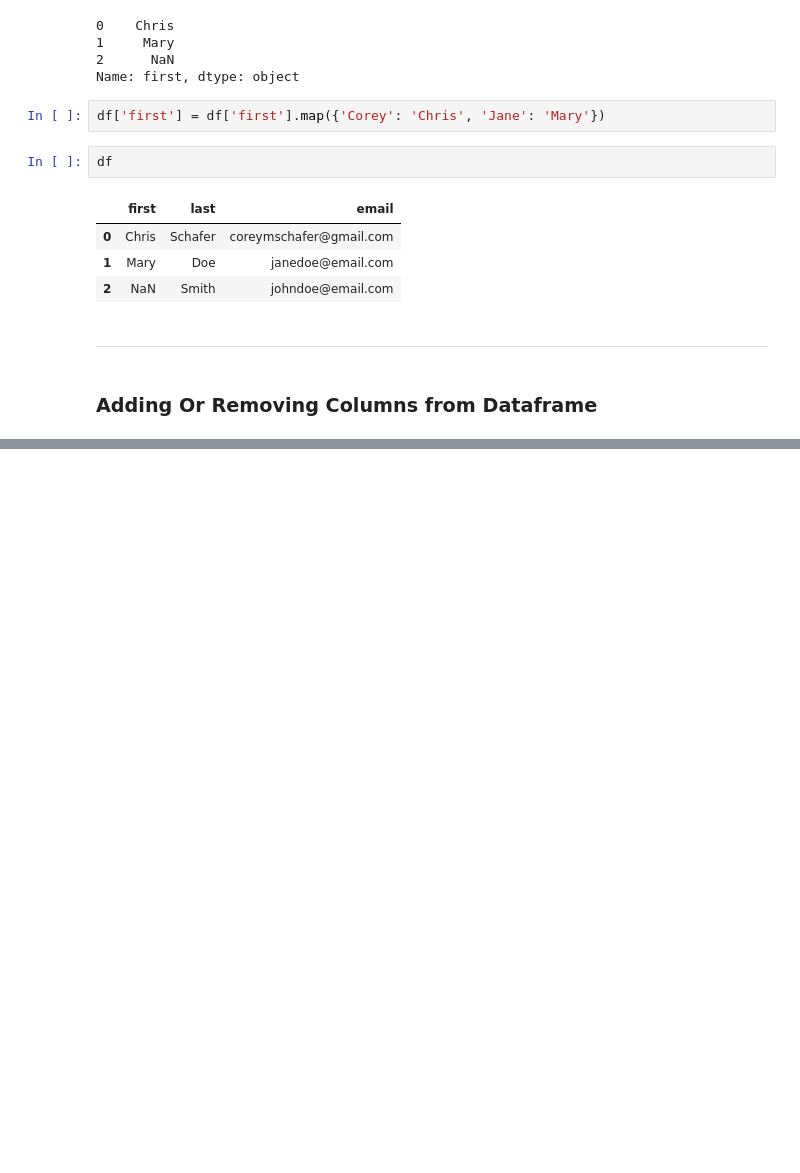
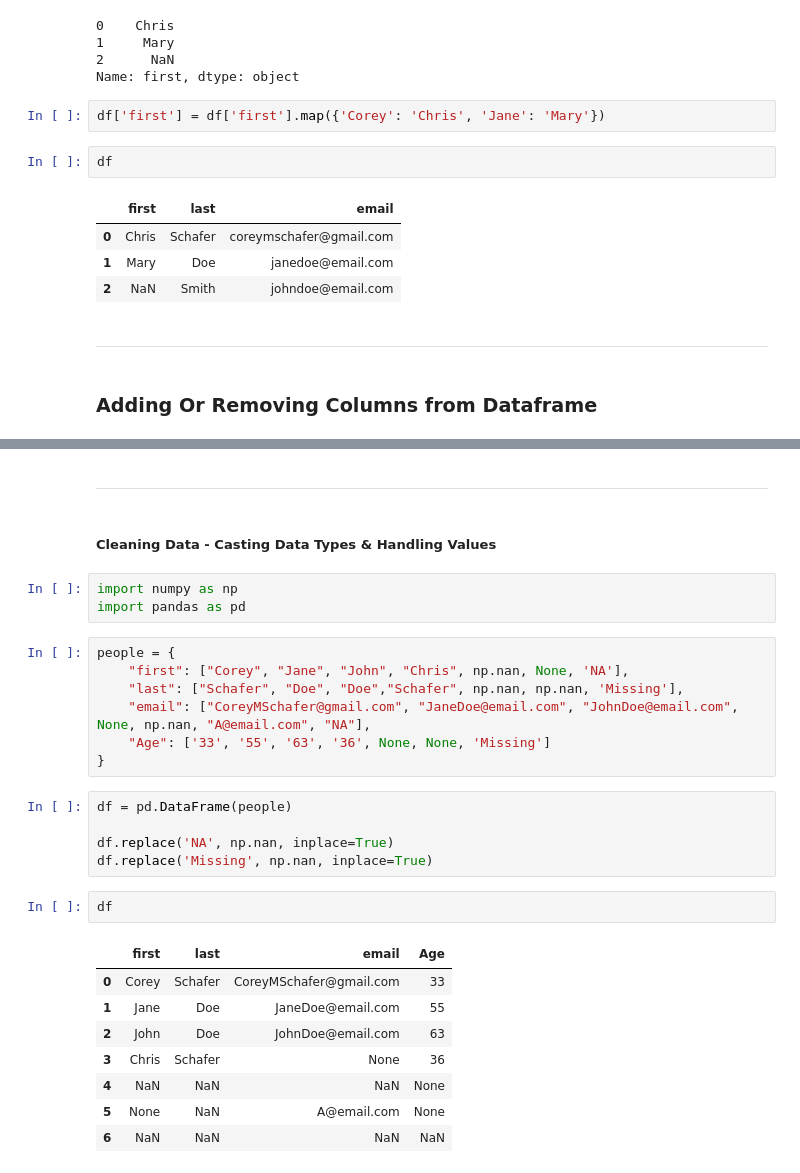
Before and after one commit to sharmasourab93/JustPython, a Jupyter notebook: pandas/Snippets.ipynb, the cells around one changed output, grey strips where cells are left out. Drawn from its saved outputs; the diff is of its cells as text; blank space fills up the shorter version.

Commit message:
Pandas Component Split & requirements.txt

```diff
--- a/pandas/Snippets.ipynb
+++ b/pandas/Snippets.ipynb
@@ -344,0 +503,30 @@ df
+# %% [markdown]
+---
+# %% [markdown]
+##### Cleaning Data - Casting Data Types & Handling Values
+# %%
+import numpy as np
+import pandas as pd
+# %%
+people = {
+    "first": ["Corey", "Jane", "John", "Chris", np.nan, None, 'NA'],
+    "last": ["Schafer", "Doe", "Doe","Schafer", np.nan, np.nan, 'Missing'],
+    "email": ["CoreyMSchafer@gmail.com", "JaneDoe@email.com", "JohnDoe@email.com", None, np.nan, "A@email.com", "NA"],
+    "Age": ['33', '55', '63', '36', None, None, 'Missing']
+}
+# %%
+df = pd.DataFrame(people)
+
+df.replace('NA', np.nan, inplace=True)
+df.replace('Missing', np.nan, inplace=True)
+# %%
+df
+# %% [output]
+|  | first | last | email | Age |
+| 0 | Corey | Schafer | CoreyMSchafer@gmail.com | 33 |
+| 1 | Jane | Doe | JaneDoe@email.com | 55 |
+| 2 | John | Doe | JohnDoe@email.com | 63 |
+| 3 | Chris | Schafer | None | 36 |
+| 4 | NaN | NaN | NaN | None |
+| 5 | None | NaN | A@email.com | None |
+| 6 | NaN | NaN | NaN | NaN |
```
Also changed, not shown: parts of 53 cells of this notebook, 9 other files.
